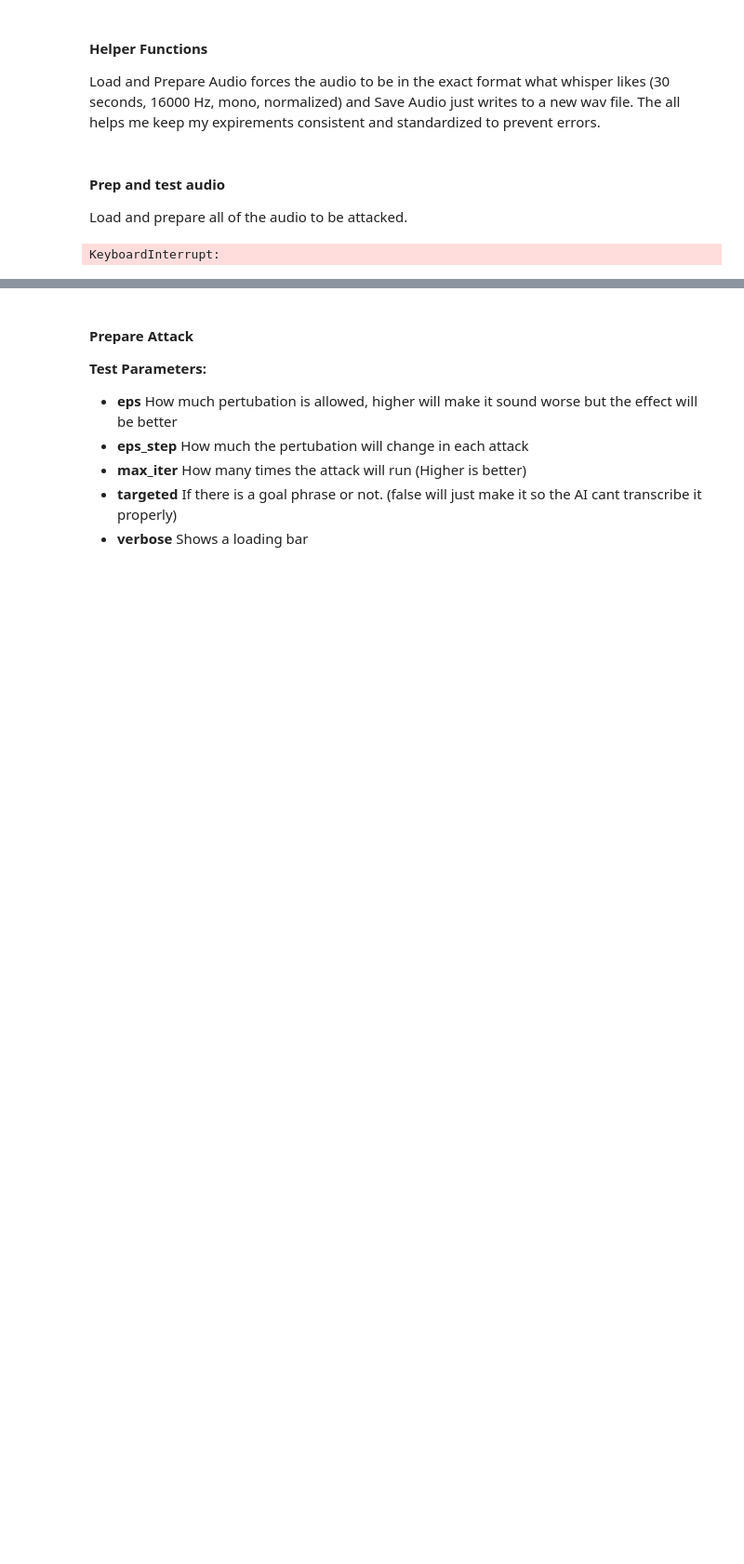
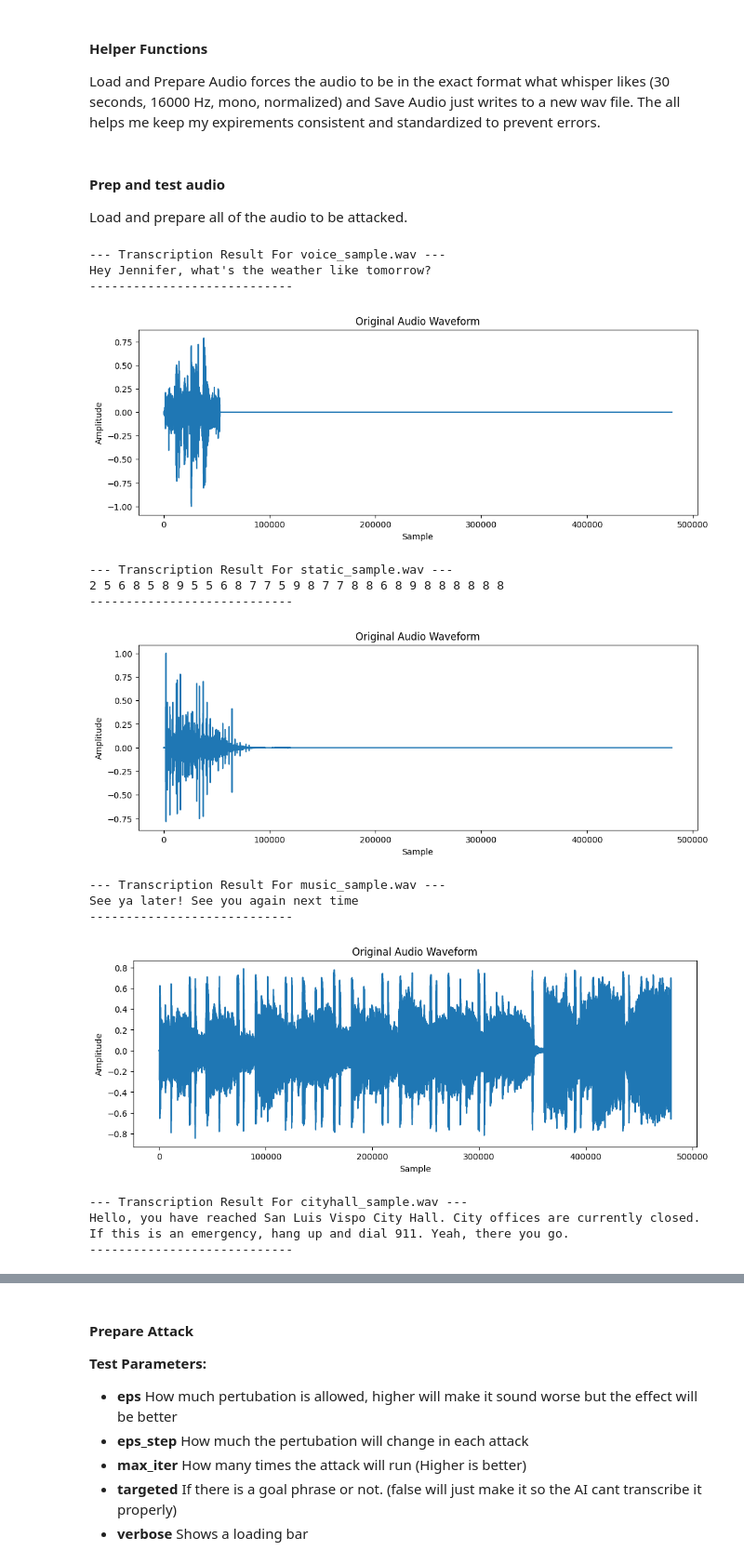
Before and after one commit to Mcray3000/CSC321_Mastery_Extension, a Jupyter notebook: Report.ipynb, the cells around one changed output, grey strips where cells are left out. Shown: that part at 93% size. Cells and saved outputs as stored; diff of their text form; code cells hidden in the pictures; blank space fills up the shorter version.

```diff
--- a/Report.ipynb
+++ b/Report.ipynb
@@ -283,20 +283,34 @@ Load and prepare all of the audio to be attacked.
 # %%
 import matplotlib.pyplot as plt
 
 audio = []
 for file in audio_file:
-    result = model.transcribe(file, fp16=False)
+    result = model.transcribe(f"example_audio/{file}", fp16=False)
     print(f"\n--- Transcription Result For {file} ---")
     print(result["text"].strip())
     print("----------------------------")
 
-    prep_audio = load_and_prepare_audio(file)
+    prep_audio = load_and_prepare_audio(f"example_audio/{file}")
     audio.append(prep_audio)
     plt.figure(figsize=(12, 4))
     plt.plot(prep_audio)
     plt.title("Original Audio Waveform")
     plt.xlabel("Sample")
     plt.ylabel("Amplitude")
     plt.show()
 # %% [output]
-KeyboardInterrupt:
+--- Transcription Result For voice_sample.wav ---
+Hey Jennifer, what's the weather like tomorrow?
+----------------------------
+[figure, added]
+--- Transcription Result For static_sample.wav ---
+2 5 6 8 5 8 9 5 5 6 8 7 7 5 9 8 7 7 8 8 6 8 9 8 8 8 8 8 8
+----------------------------
+[figure, added]
+--- Transcription Result For music_sample.wav ---
+See ya later! See you again next time
+----------------------------
+[figure, added]
+--- Transcription Result For cityhall_sample.wav ---
+Hello, you have reached San Luis Vispo City Hall. City offices are currently closed. If this is an emergency, hang up and dial 911. Yeah, there you go.
+----------------------------
```
Also changed, not shown: parts of 6 cells of this notebook.
